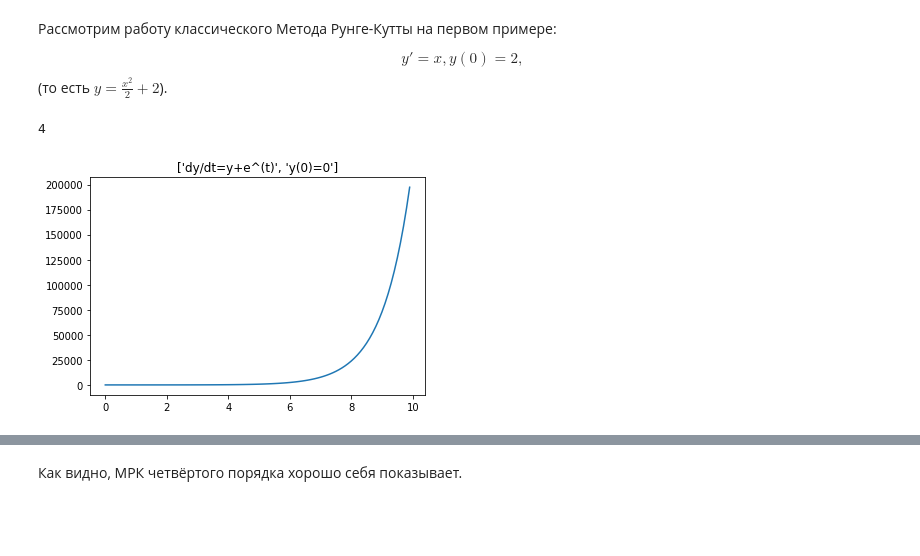
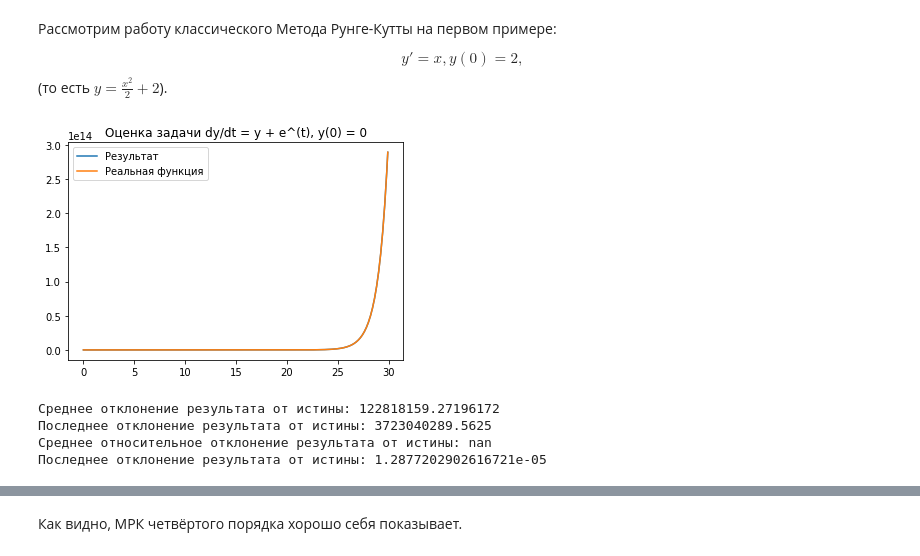
Before and after one commit to matveevk/Differential-Equations-Solver, a Jupyter notebook: runge_kutta_research.ipynb, the cells around one changed output, grey strips where cells are left out. Cells and saved outputs as stored; diff of their text form; code cells hidden in the pictures; blank space fills up the shorter version.

```diff
--- a/runge_kutta_research.ipynb
+++ b/runge_kutta_research.ipynb
@@ -211,6 +229,12 @@ true_func = lambda x: math.exp(x) * x
 # %%
+test7()
 ds = DifSolver(equation=equation, condition=condition)
-xs, ys = ds.solve(visualize=True, breadth=10, step=0.1)
+xs, ys = ds.solve(visualize=False, breadth=30, step=0.1)
+ys_true = list(map(true_func, xs))
+draw(xs, ys, ys_true, 'Оценка задачи ' + equation+ ', ' + condition)
 # %% [output]
+[figure, new version]
-4
+Среднее отклонение результата от истины: 122818159.27196172
+Последнее отклонение результата от истины: 3723040289.5625
+Среднее относительное отклонение результата от истины: nan
+Последнее отклонение результата от истины: 1.2877202902616721e-05
-[figure, old version]
```
Also changed, not shown: parts of 2 cells of this notebook, 2 other files.
